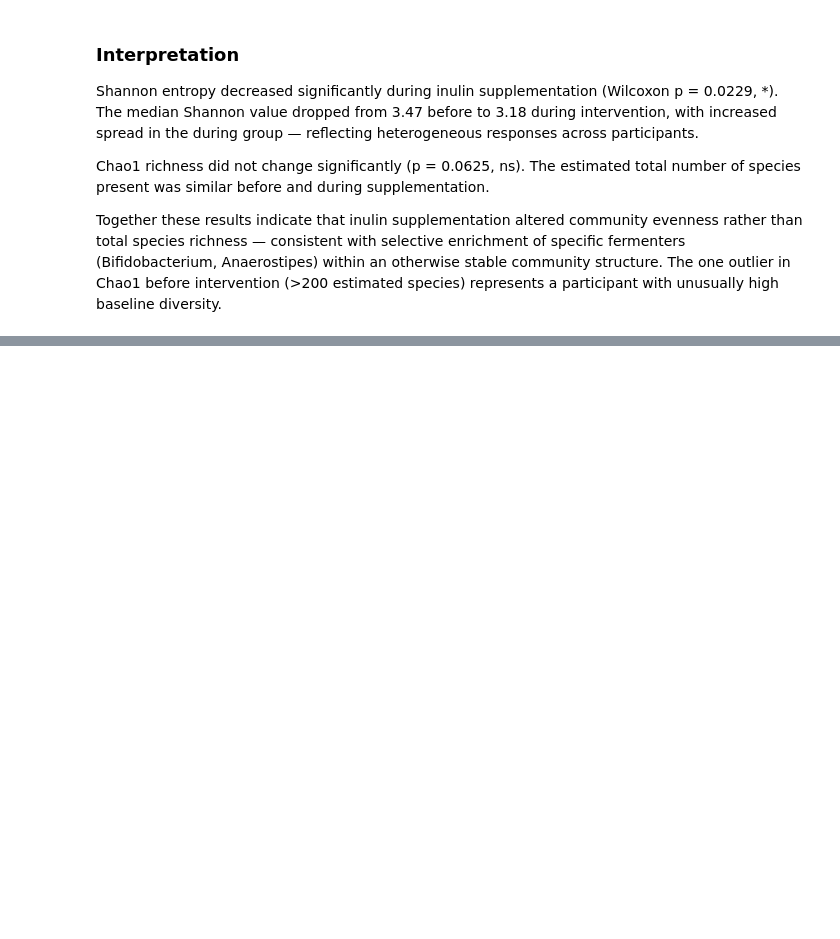
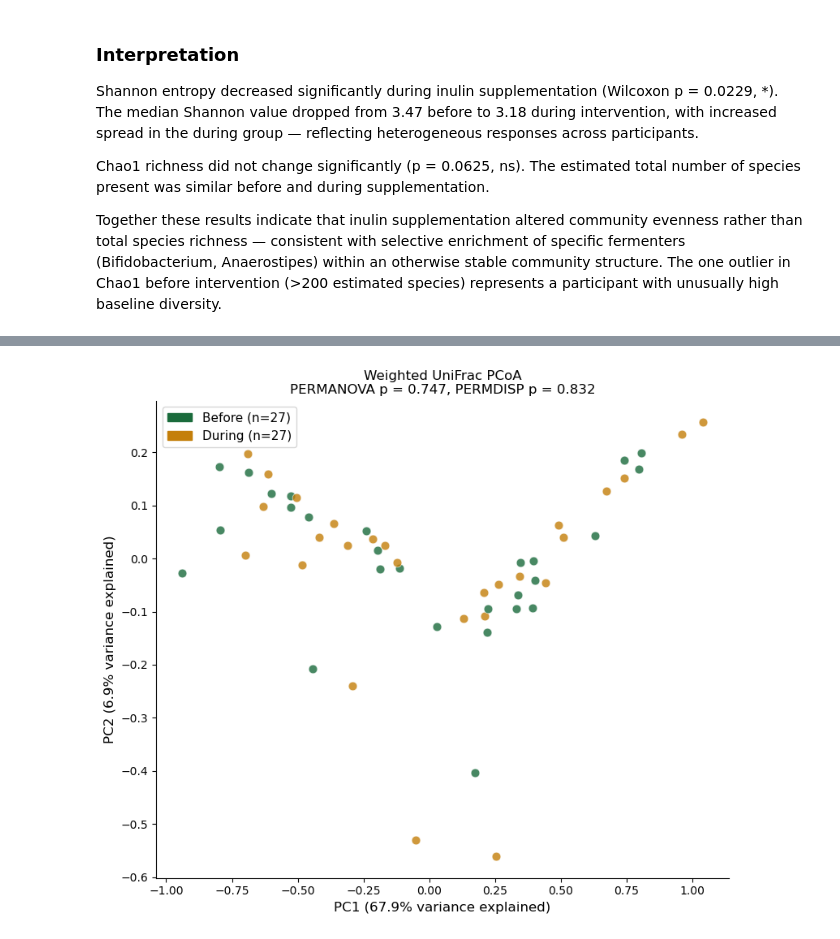
Before and after one commit to Mayorcool-lab/ogunbiome-Insight-pipeline, a Jupyter notebook: notebooks/08_picrust2_functional_analysis.ipynb, the cells around one changed output, grey strips where cells are left out. Cells and saved outputs as stored; diff of their text form; code cells hidden in the pictures; blank space fills up the shorter version.

```diff
--- a/notebooks/08_picrust2_functional_analysis.ipynb
+++ b/notebooks/08_picrust2_functional_analysis.ipynb
@@ -335,0 +366,10 @@ high baseline diversity.
+# %%
+# Filter ASV matrix to only ASVs in tree
+asv_matrix_filtered = asv_matrix[asv_in_tree]
+
+faiths_pd = alpha_diversity('faith_pd', asv_matrix_filtered.values,
+                             ids=asv_matrix_filtered.index, tree=tree,
+                             taxa=asv_in_tree)
+
+print(f"Faith's PD range: {faiths_pd.min():.2f} to {faiths_pd.max():.2f}")
+faiths_pd.head()
@@ -335,0 +487,10 @@ high baseline diversity.
+# %%
+# PCoA ordination
+wu_pcoa = pcoa(wu_dm)
+
+# Variance explained by first two axes
+pc1_var = wu_pcoa.proportion_explained[0] * 100
+pc2_var = wu_pcoa.proportion_explained[1] * 100
+
+print(f"PC1 variance explained: {pc1_var:.1f}%")
+print(f"PC2 variance explained: {pc2_var:.1f}%")
@@ -335,0 +533,26 @@ high baseline diversity.
+# %%
+# PCoA plot — Weighted UniFrac
+fig, ax = plt.subplots(figsize=(8, 7))
+
+pc1 = wu_pcoa.samples['PC1']
+pc2 = wu_pcoa.samples['PC2']
+
+for sample in asv_matrix_filtered.index:
+    color = GREEN if 'before' in sample else GOLD
+    ax.scatter(pc1[sample], pc2[sample],
+               c=color, s=60, alpha=0.8, edgecolors='white', linewidth=0.5)
+
+before_patch = mpatches.Patch(color=GREEN, label=f'Before (n=27)')
+during_patch = mpatches.Patch(color=GOLD, label=f'During (n=27)')
+ax.legend(handles=[before_patch, during_patch], fontsize=11)
+
+ax.set_xlabel(f'PC1 ({pc1_var:.1f}% variance explained)', fontsize=12)
+ax.set_ylabel(f'PC2 ({pc2_var:.1f}% variance explained)', fontsize=12)
+ax.set_title(f'Weighted UniFrac PCoA\nPERMANOVA p = 0.747, PERMDISP p = 0.832', fontsize=12)
+ax.spines['top'].set_visible(False)
+ax.spines['right'].set_visible(False)
+plt.tight_layout()
+plt.savefig('../results/qiime2/exported/beta_diversity_weighted_unifrac.png', dpi=150, bbox_inches='tight')
+plt.show()
+# %% [output]
+[figure, added]
```
Also changed, not shown: parts of 57 cells of this notebook, 12 other files.
